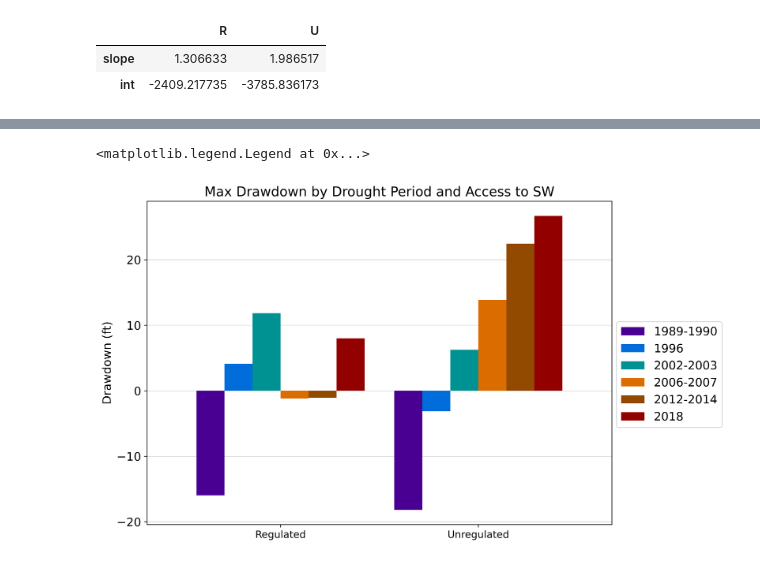
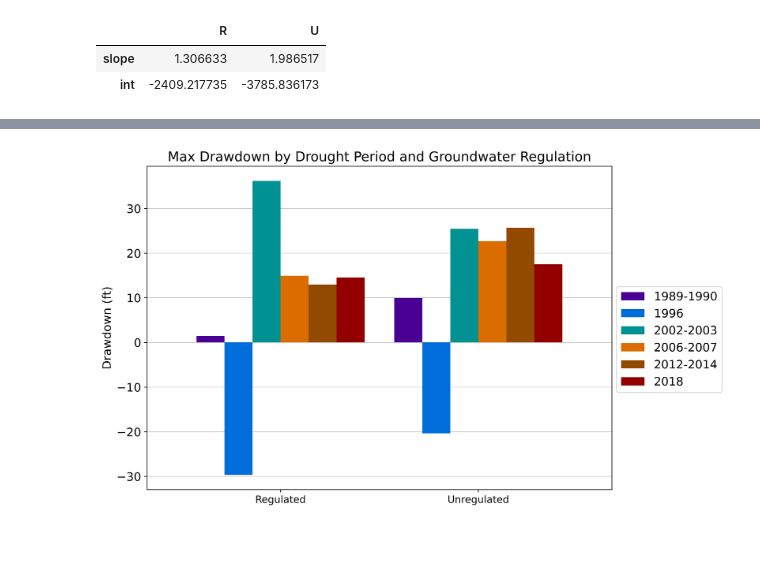
Before and after one commit to dtadych/Az-Spatiotemporal-Drought-Analysis, a Jupyter notebook: AnalysisCodes/Drought_Spatial_analysis.ipynb, the cells around one changed output, grey strips where cells are left out. Drawn from its saved outputs; the diff is of its cells as text; code cells hidden in the pictures.

Commit message:
recalculating plus new figures

```diff
--- a/AnalysisCodes/Drought_Spatial_analysis.ipynb
+++ b/AnalysisCodes/Drought_Spatial_analysis.ipynb
@@ -353,0 +480,14 @@ stats1
+# %%
+# Predrought values
+ds = wlanalysis_period.copy()
+columns = ds.columns
+column_list = ds.columns.tolist()
+
+ds['Status'] = 'Normal-Wet'
+
+for x,y in PREDROUGHT_YEARS.items():
+        ds.loc[y, 'Status'] = 'Drought '+str(x)
+
+ds
+# predrought = ds.groupby(['Status']).mean()
+# predrought
@@ -353,0 +513,13 @@ stats1
+# %%
+# ds = predrought
+predrought_slope = ds.copy()
+for i in column_list:
+    print(i)
+    m = stats1.loc['slope',i]
+    b = stats1.loc['int',i]
+    x = predrought_slope[i].index*m + b
+    # print(x)
+    predrought_slope[i] = x
+#     predrought_slope = predrought_slope._append(x)
+
+predrought_slope
@@ -354,3 +547,3 @@ stats1
 # %%
-predrought = ds.groupby(['Status']).mean()
+predrought = predrought_slope.groupby(['Status']).mean()
 predrought
@@ -393,7 +575,7 @@ drawdown
 # %%
 #%% Grouped Bar chart for drawdown (ft)
-# name = 'Max Drawdown by Drought Period and Groundwater Regulation'
-name = 'Max Drawdown by Drought Period and Access to SW'
+name = 'Max Drawdown by Drought Period and Groundwater Regulation'
+# name = 'Max Drawdown by Drought Period and Access to SW'
 
 yearlabels = ["1989-1990",'1996','2002-2003','2006-2007','2012-2014','2018','Normal/Wet Years']
 # betterlabels = ['CAP','Regulated \n Groundwater','Surface \n Water','Unregulated \n Groundwater','Mixed \n GW/SW']
@@ -409,34 +591,33 @@ drawdown
 
 # group_colors = ['lightsalmon','tomato','orangered','r','brown','indianred','steelblue']
 
 group_colors = [blind[5],blind[6],blind[2]
                 ,blind[12],blind[11],blind[10]
-                ,blind[0] #black
+                # ,blind[0] #black
                 ]
 
 horlabel = 'Drawdown (ft)'
 fsize = 14
 
 plt.rcParams["figure.dpi"] = 600
 drawdown.plot(figsize = (10,7),
         kind='bar',
         stacked=False,
         # title=name,
         color = group_colors,
         zorder = 2,
         width = 0.85,
         fontsize = fsize
         )
 plt.title(name, fontsize = (fsize+2))
 # plt.ylim([0,400])
 plt.ylabel(horlabel, fontsize = fsize)
 plt.xticks(rotation=0, fontsize = fsize-2)
 plt.grid(axis='y', linewidth=0.5, zorder=0)
 plt.legend(loc=[1.01,0.3],fontsize = fsize)
 # plt.set_dpi(600)
 
-# plt.savefig(outputpath+name+'_GWREG_groupedchart', bbox_inches = 'tight')
+plt.savefig(figurepath+name+'_groupedchart', bbox_inches = 'tight')
 # plt.savefig(outputpath+name+'_anomalies_SWAccess_groupedchart', bbox_inches = 'tight')
 # %% [output]
-<matplotlib.legend.Legend at 0x...>
-[figure, old version]
+[figure, new version]
```
Also changed, not shown: parts of 18 cells of this notebook, 7 other files.
